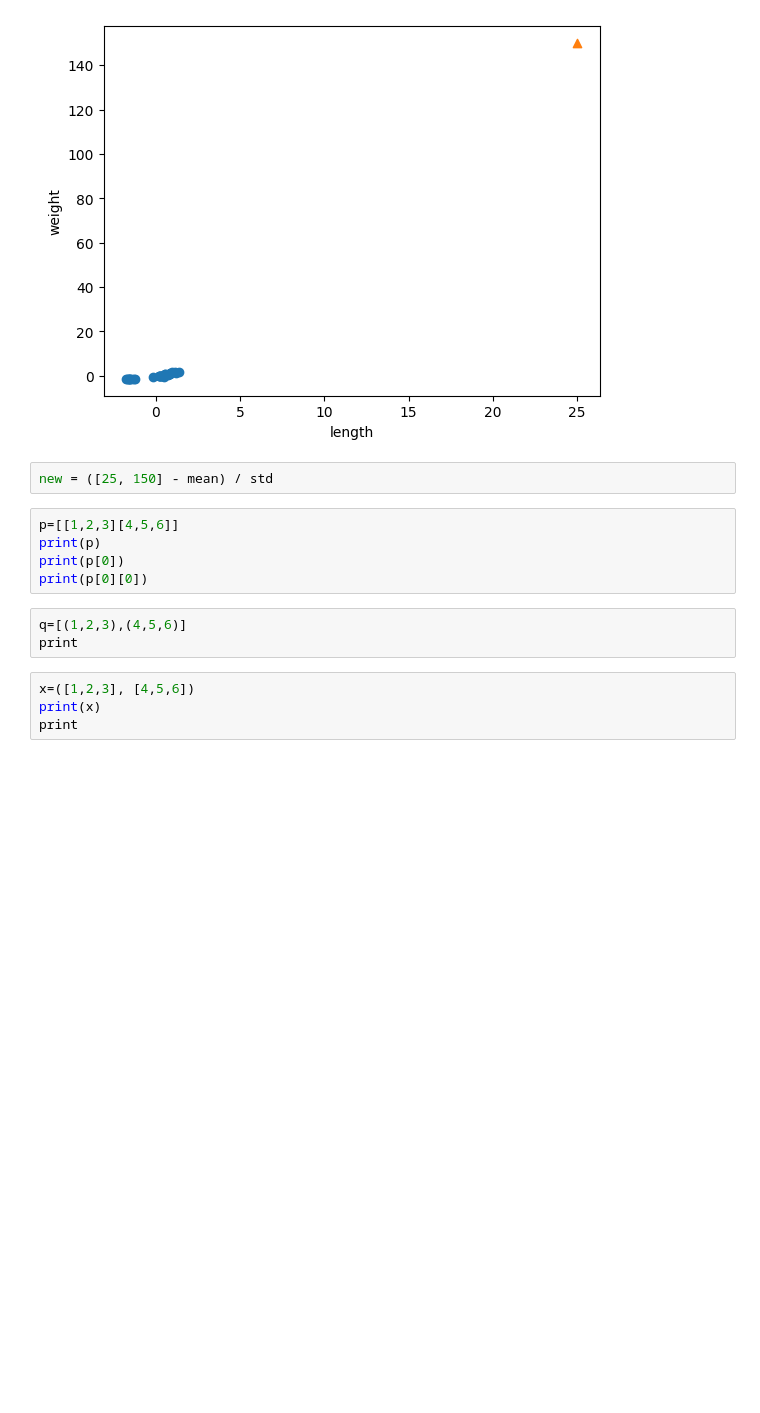
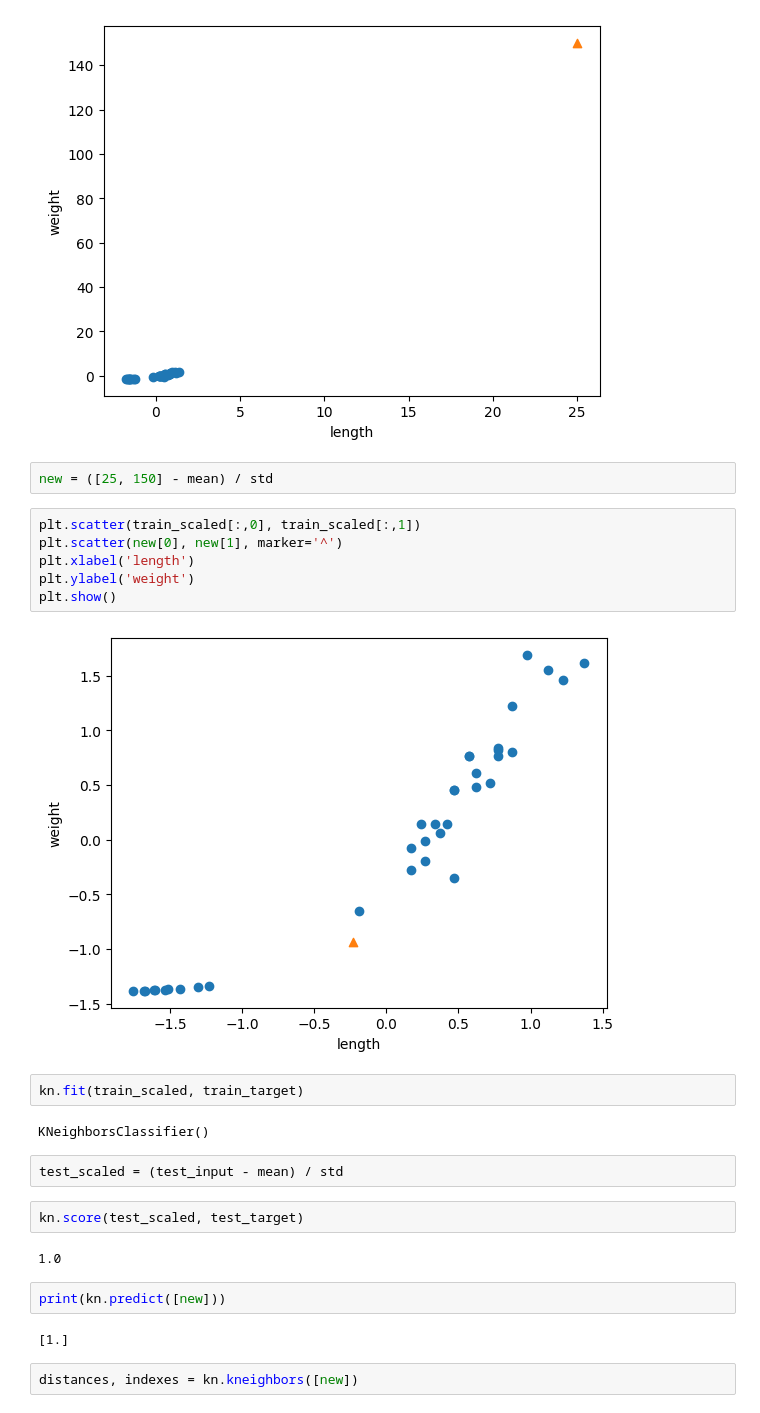
Before and after one commit to klklgooa/MachineLearning, a Jupyter notebook: 2_2.ipynb, the cells around one changed output. Cells and saved outputs as stored; diff of their text form; blank space fills up the shorter version.

```diff
--- a/2_2.ipynb
+++ b/2_2.ipynb
@@ -139,15 +139,27 @@ plt.show()
 [figure]
 # %%
 new = ([25, 150] - mean) / std
-# %%
-p=[[1,2,3][4,5,6]]
-print(p)
-print(p[0])
-print(p[0][0])
-# %%
-q=[(1,2,3),(4,5,6)]
-print
-# %%
-x=([1,2,3], [4,5,6])
-print(x)
-print
+# %%
+plt.scatter(train_scaled[:,0], train_scaled[:,1])
+plt.scatter(new[0], new[1], marker='^')
+plt.xlabel('length')
+plt.ylabel('weight')
+plt.show()
+# %% [output]
+[figure, added]
+# %%
+kn.fit(train_scaled, train_target)
+# %% [output]
+KNeighborsClassifier()
+# %%
+test_scaled = (test_input - mean) / std
+# %%
+kn.score(test_scaled, test_target)
+# %% [output]
+1.0
+# %%
+print(kn.predict([new]))
+# %% [output]
+[1.]
+# %%
+distances, indexes = kn.kneighbors([new])
```
Also changed, not shown: parts of 1 cell of this notebook.
